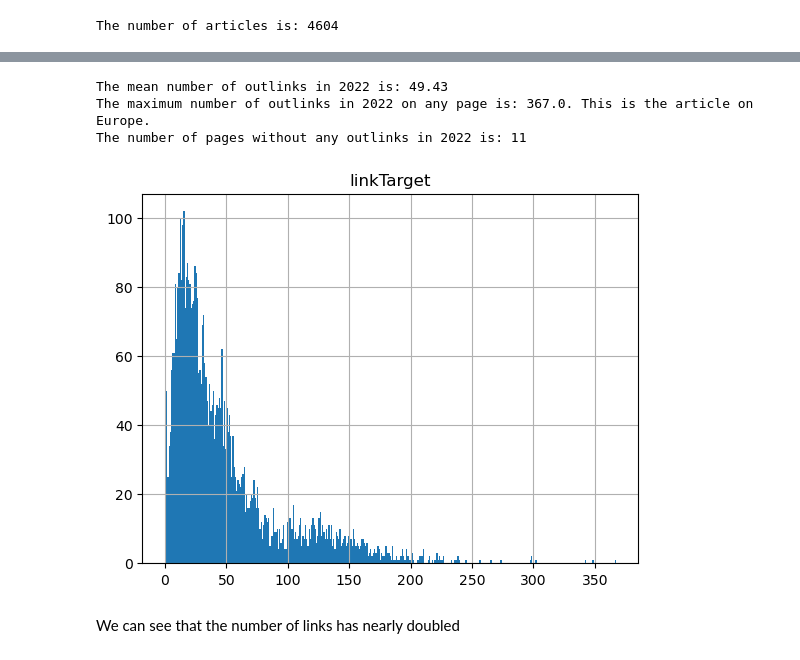
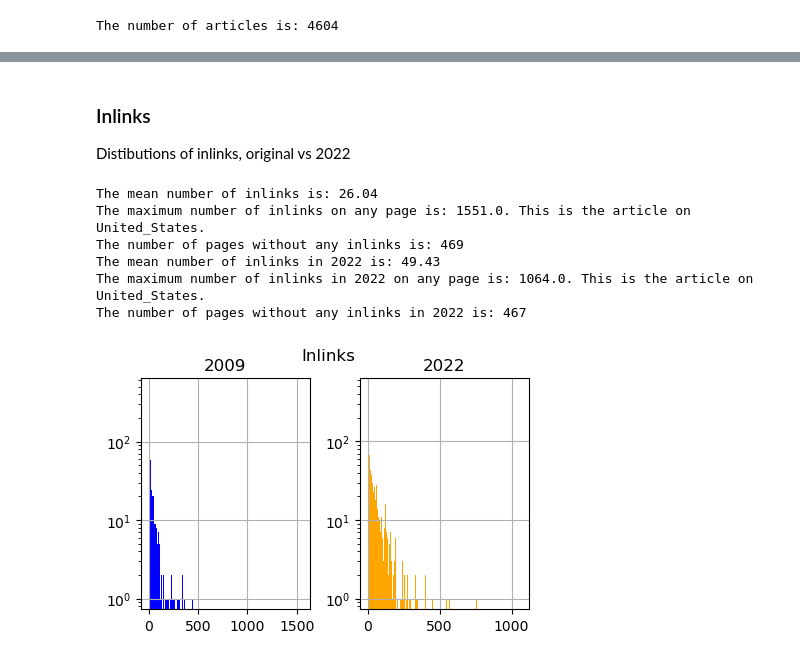
Before and after one commit to epfl-ada/ada-2022-project-deadmaus, a Jupyter notebook: data_analysis.ipynb, the cells around one changed output, grey strips where cells are left out. Cells and saved outputs as stored; diff of their text form; code cells hidden in the pictures.

```diff
--- a/data_analysis.ipynb
+++ b/data_analysis.ipynb
@@ -187,23 +151,21 @@ The number of pages without any inlinks in 2022 is: 467
-# %%
-outgoing22 = links22.groupby(['article'])['linkTarget'].count()
-articles_outgoing22 = (articles.join(outgoing22).fillna(0))
-
-articles_outgoing22_lt = articles_outgoing22.linkTarget
-mean_links22 = articles_outgoing22_lt.mean()
-max_links22 = articles_outgoing22_lt.max()
-num_leaves = (articles_outgoing22_lt == 0).sum()
-print(f'The mean number of outlinks in 2022 is: {mean_links22:.2f}')
-print(f'The maximum number of outlinks in 2022 on any page is: {max_links22}. This is the article on {articles_outgoing22_lt[articles_outgoing22_lt==max_links22].index[0]}.')
-print(f'The number of pages without any outlinks in 2022 is: {num_leaves}')
-
-articles_outgoing22_lt
-bins = [i for i in range(int(max(articles_outgoing22_lt)+1))]
-ax = articles_outgoing22.hist(bins=bins)
-plt.show()
-# %% [output]
-The mean number of outlinks in 2022 is: 49.43
-The maximum number of outlinks in 2022 on any page is: 367.0. This is the article on Europe.
-The number of pages without any outlinks in 2022 is: 11
-[figure, removed]
-# %% [markdown]
-We can see that the number of links has nearly doubled
+# %% [markdown]
+### Inlinks
+Distibutions of inlinks, original vs 2022
+# %%
+fig, axes = plt.subplots(nrows=1, ncols=2, figsize=(5, 3))
+plt.suptitle('Inlinks')
+art1, bins1 = edge_distributions(links.groupby(['linkTarget'])['article'].count(), True)
+art2, bins2 = edge_distributions(links22.groupby(['linkTarget'])['article'].count(), True, False)
+art1.hist(bins=bins1, ax=axes[0], log=True, color='blue' ,label='2009')
+art2.hist(bins=bins2, ax=axes[1], log=True, color='orange', label='2022')
+axes[0].set_title('2009')
+axes[1].set_title('2022')
+plt.show()
+# %% [output]
+The mean number of inlinks is: 26.04
+The maximum number of inlinks on any page is: 1551.0. This is the article on United_States.
+The number of pages without any inlinks is: 469
+The mean number of inlinks in 2022 is: 49.43
+The maximum number of inlinks in 2022 on any page is: 1064.0. This is the article on United_States.
+The number of pages without any inlinks in 2022 is: 467
+[figure, added]
```
Also changed, not shown: parts of 22 cells of this notebook.
